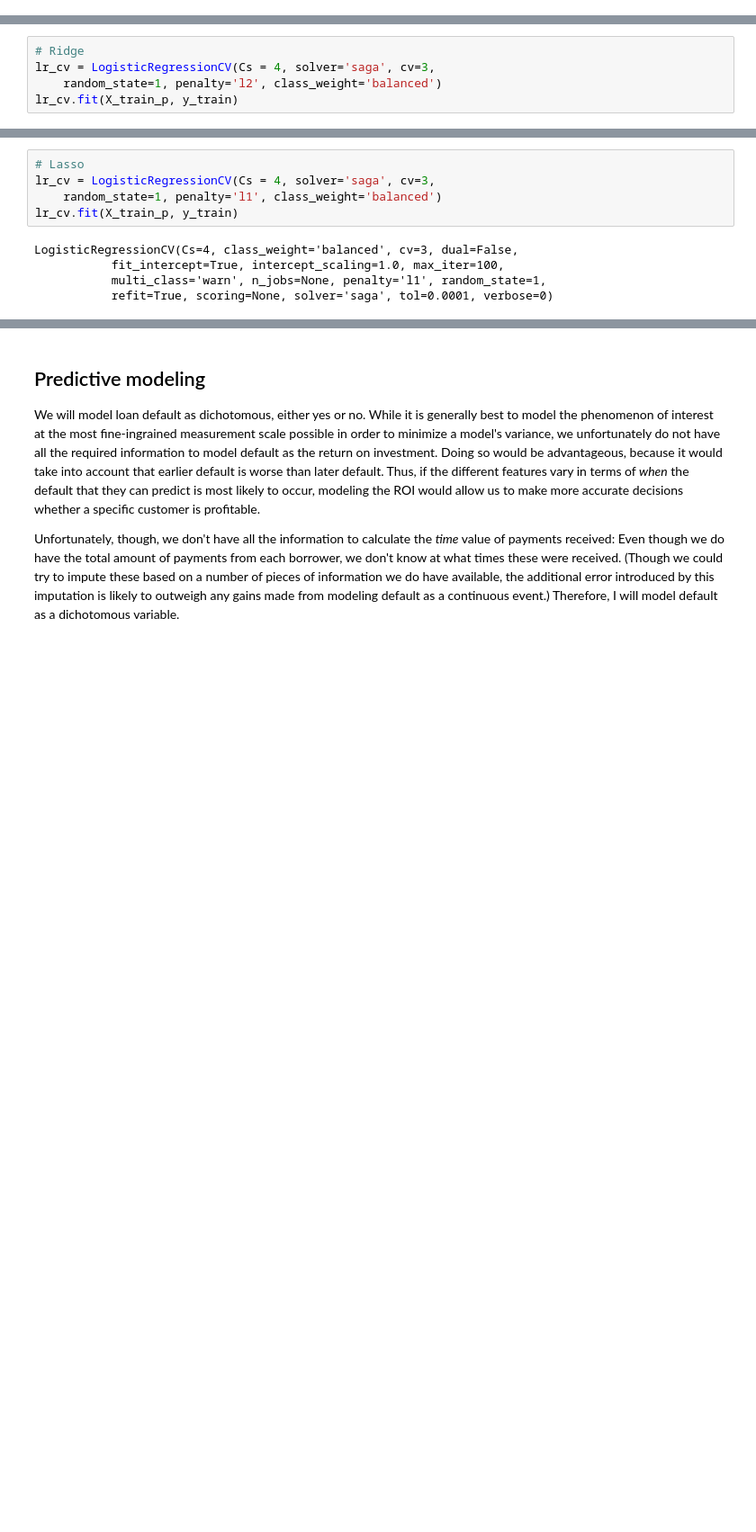
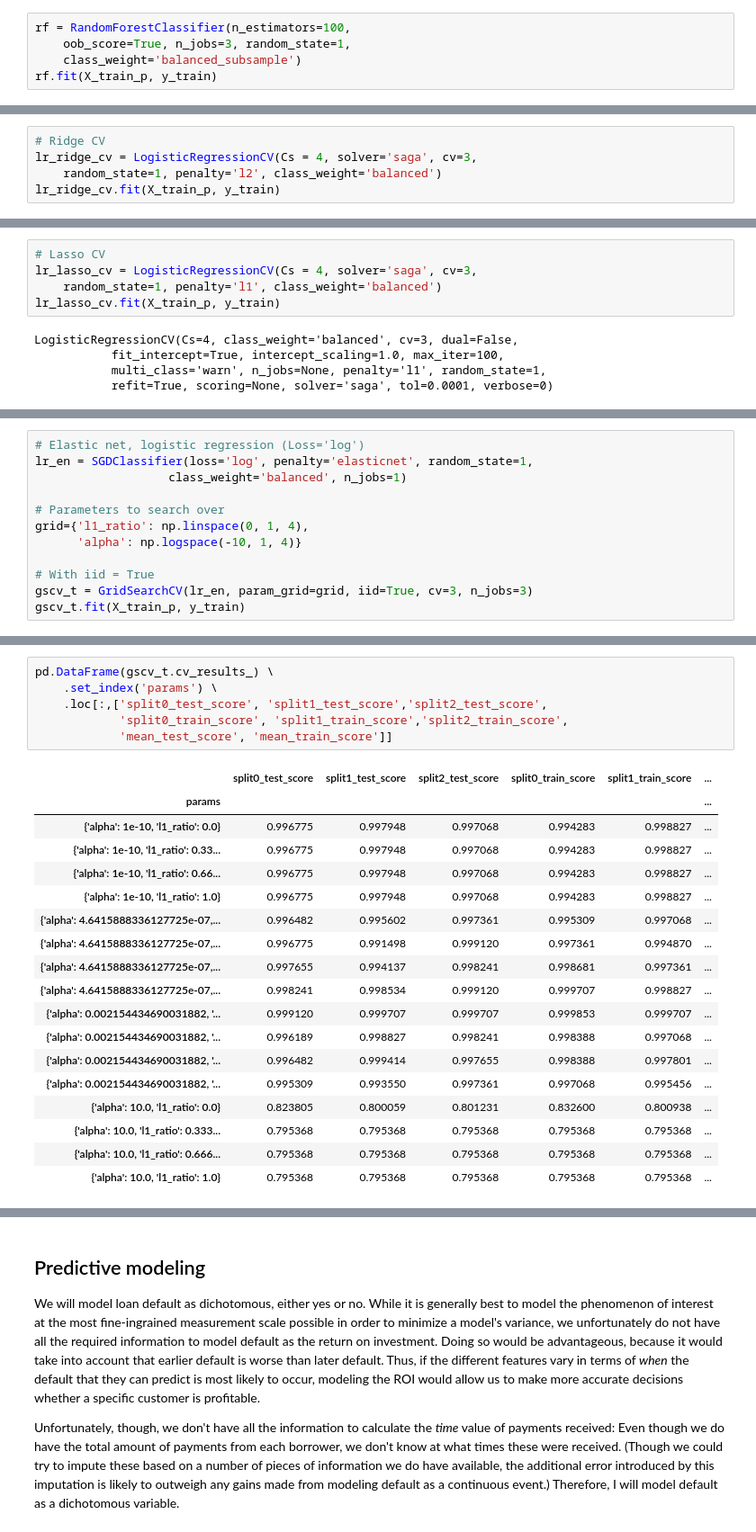
Before and after one commit to tloeber/Springboard, a Jupyter notebook: capstone_lending_club/lending_club_2_modeling.ipynb, the cells around one changed output, grey strips where cells are left out. Shown at 90% size. Cells and saved outputs as stored; diff of their text form; blank space fills up the shorter version.

Commit message:
Tries random forests and logistic regression.

```diff
--- a/capstone_lending_club/lending_club_2_modeling.ipynb
+++ b/capstone_lending_club/lending_club_2_modeling.ipynb
@@ -134,0 +129,5 @@ plt.show();
+# %%
+rf = RandomForestClassifier(n_estimators=100,
+    oob_score=True, n_jobs=3, random_state=1,
+    class_weight='balanced_subsample')
+rf.fit(X_train_p, y_train)
@@ -135,8 +145,8 @@ plt.show();
 # %%
-# Ridge
-lr_cv = LogisticRegressionCV(Cs = 4, solver='saga', cv=3,
+# Ridge CV
+lr_ridge_cv = LogisticRegressionCV(Cs = 4, solver='saga', cv=3,
     random_state=1, penalty='l2', class_weight='balanced')
-lr_cv.fit(X_train_p, y_train)
+lr_ridge_cv.fit(X_train_p, y_train)
 # %% [output]
 LogisticRegressionCV(Cs=4, class_weight='balanced', cv=3, dual=False,
            fit_intercept=True, intercept_scaling=1.0, max_iter=100,
@@ -145,8 +167,8 @@ LogisticRegressionCV(Cs=4, class_weight='balanced', cv=3, dual=False,
 # %%
-# Lasso
-lr_cv = LogisticRegressionCV(Cs = 4, solver='saga', cv=3,
+# Lasso CV
+lr_lasso_cv = LogisticRegressionCV(Cs = 4, solver='saga', cv=3,
     random_state=1, penalty='l1', class_weight='balanced')
-lr_cv.fit(X_train_p, y_train)
+lr_lasso_cv.fit(X_train_p, y_train)
 # %% [output]
 LogisticRegressionCV(Cs=4, class_weight='balanced', cv=3, dual=False,
            fit_intercept=True, intercept_scaling=1.0, max_iter=100,
@@ -154,0 +189,12 @@ LogisticRegressionCV(Cs=4, class_weight='balanced', cv=3, dual=False,
+# %%
+# Elastic net, logistic regression (Loss='log')
+lr_en = SGDClassifier(loss='log', penalty='elasticnet', random_state=1,
+                   class_weight='balanced', n_jobs=1)
+
+# Parameters to search over
+grid={'l1_ratio': np.linspace(0, 1, 4),
+      'alpha': np.logspace(-10, 1, 4)}
+
+# With iid = True
+gscv_t = GridSearchCV(lr_en, param_grid=grid, iid=True, cv=3, n_jobs=3)
+gscv_t.fit(X_train_p, y_train)
@@ -154,0 +243,25 @@ LogisticRegressionCV(Cs=4, class_weight='balanced', cv=3, dual=False,
+# %%
+pd.DataFrame(gscv_t.cv_results_) \
+    .set_index('params') \
+    .loc[:,['split0_test_score', 'split1_test_score','split2_test_score',
+            'split0_train_score', 'split1_train_score','split2_train_score',
+            'mean_test_score', 'mean_train_score']]
+# %% [output]
+|  | split0_test_score | split1_test_score | split2_test_score | split0_train_score | split1_train_score | ... |
+| params |  |  |  |  |  | ... |
+| {'alpha': 1e-10, 'l1_ratio': 0.0} | 0.996775 | 0.997948 | 0.997068 | 0.994283 | 0.998827 | ... |
+| {'alpha': 1e-10, 'l1_ratio': 0.33... | 0.996775 | 0.997948 | 0.997068 | 0.994283 | 0.998827 | ... |
+| {'alpha': 1e-10, 'l1_ratio': 0.66... | 0.996775 | 0.997948 | 0.997068 | 0.994283 | 0.998827 | ... |
+| {'alpha': 1e-10, 'l1_ratio': 1.0} | 0.996775 | 0.997948 | 0.997068 | 0.994283 | 0.998827 | ... |
+| {'alpha': 4.6415888336127725e-07,... | 0.996482 | 0.995602 | 0.997361 | 0.995309 | 0.997068 | ... |
+| {'alpha': 4.6415888336127725e-07,... | 0.996775 | 0.991498 | 0.999120 | 0.997361 | 0.994870 | ... |
+| {'alpha': 4.6415888336127725e-07,... | 0.997655 | 0.994137 | 0.998241 | 0.998681 | 0.997361 | ... |
+| {'alpha': 4.6415888336127725e-07,... | 0.998241 | 0.998534 | 0.999120 | 0.999707 | 0.998827 | ... |
+| {'alpha': 0.002154434690031882, '... | 0.999120 | 0.999707 | 0.999707 | 0.999853 | 0.999707 | ... |
+| {'alpha': 0.002154434690031882, '... | 0.996189 | 0.998827 | 0.998241 | 0.998388 | 0.997068 | ... |
+| {'alpha': 0.002154434690031882, '... | 0.996482 | 0.999414 | 0.997655 | 0.998388 | 0.997801 | ... |
+| {'alpha': 0.002154434690031882, '... | 0.995309 | 0.993550 | 0.997361 | 0.997068 | 0.995456 | ... |
+| {'alpha': 10.0, 'l1_ratio': 0.0} | 0.823805 | 0.800059 | 0.801231 | 0.832600 | 0.800938 | ... |
+| {'alpha': 10.0, 'l1_ratio': 0.333... | 0.795368 | 0.795368 | 0.795368 | 0.795368 | 0.795368 | ... |
+| {'alpha': 10.0, 'l1_ratio': 0.666... | 0.795368 | 0.795368 | 0.795368 | 0.795368 | 0.795368 | ... |
+| {'alpha': 10.0, 'l1_ratio': 1.0} | 0.795368 | 0.795368 | 0.795368 | 0.795368 | 0.795368 | ... |
```
Also changed, not shown: parts of 31 cells of this notebook.
